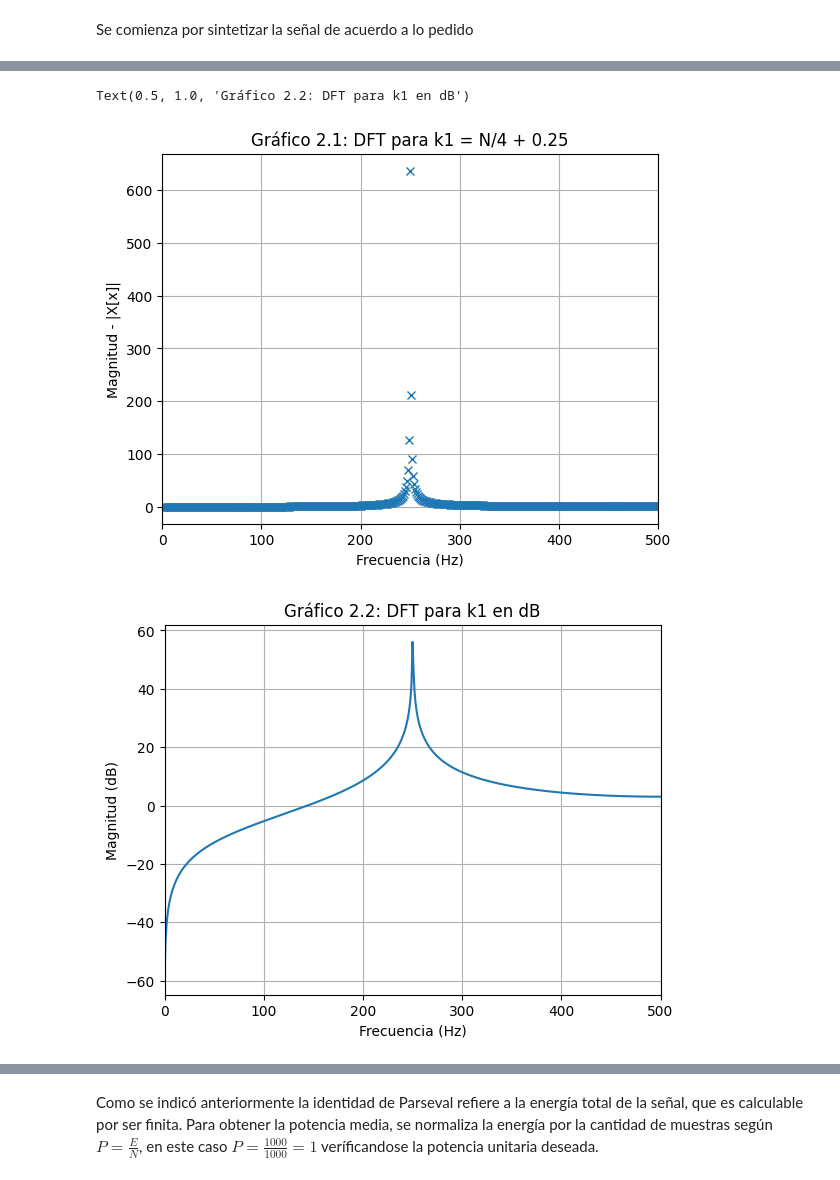
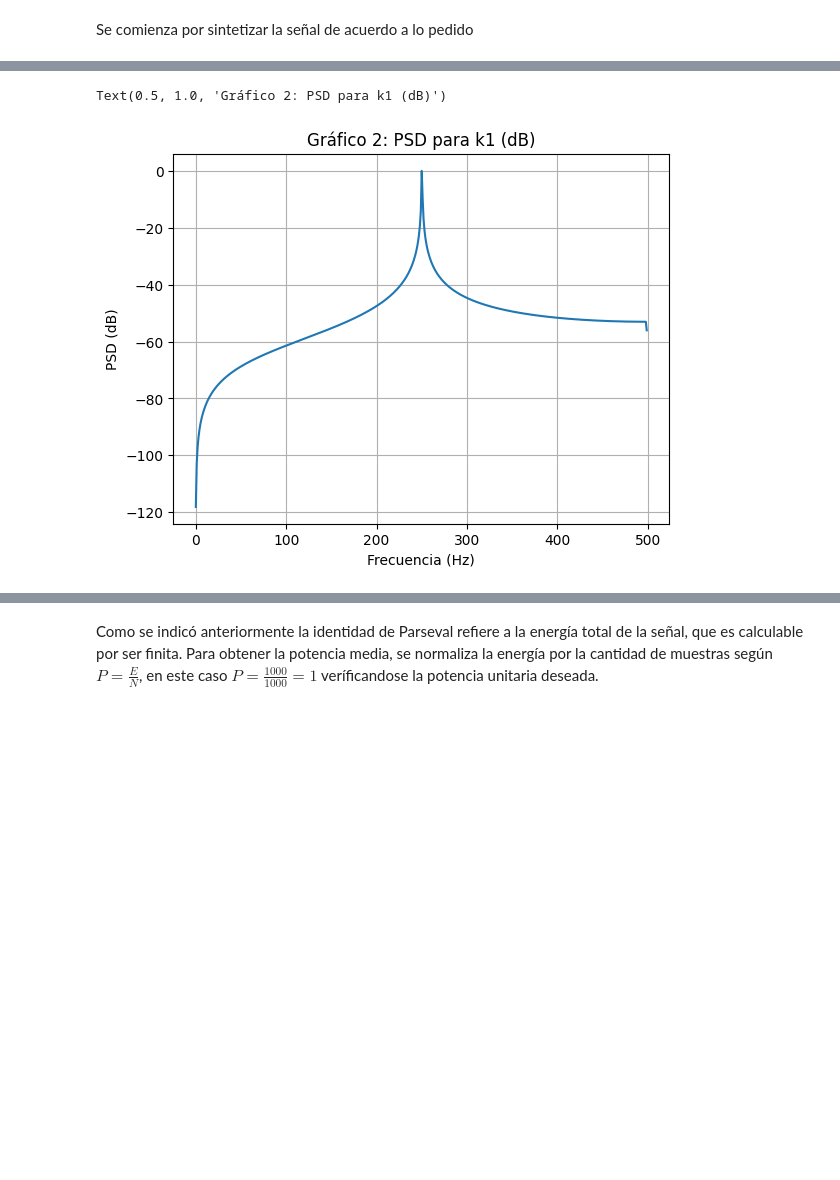
Before and after one commit to victoriasalgado24/APS, a Jupyter notebook: TS3_Analisis_Fourier_SALGADO.ipynb, the cells around one changed output, grey strips where cells are left out. Saved outputs shown, nothing was run; the diff lists cells and outputs as text; code cells hidden in the pictures; blank space fills up the shorter version.

```diff
--- a/TS3_Analisis_Fourier_SALGADO.ipynb
+++ b/TS3_Analisis_Fourier_SALGADO.ipynb
@@ -116,26 +121,22 @@ Resulta interesante observar en el gráfico 1.2 que además del pico correspondi
 # %%
 tt , yy = mi_funcion_sen(vmax=np.sqrt(2), dc=0, ff=f1, ph=0, N=N, fs=fs)
 Y = np.fft.fft(yy)
 bins = np.arange(0, N) * df
 
-plt.figure(2)
-plt.plot(bins, (np.abs(Y)), 'x', label='X')
+#DSP |DFT|²
+# PSD con normalización
+half = N//2
+Pyy = (1/N) * np.abs(Y[:half])**2
+Pyy[1:-1] *= 2  # corrige por simetría, para conservar energia total
+freqs = np.arange(0, half) * df
+
+plt.figure()
+plt.plot(freqs, 10*np.log10(Pyy/np.max(Pyy)))
 plt.xlabel('Frecuencia (Hz)')
-plt.ylabel('Magnitud - |X[x]|')
+plt.ylabel('PSD (dB)')
 plt.grid(True)
-plt.xlim([0, N/2])
-plt.title('Gráfico 2.1: DFT para k1 = N/4 + 0.25')
-
-#FFT en decibeles
-plt.figure()
-plt.plot(bins, 20 * np.log10(np.abs(Y)), label='X dB')
-plt.xlabel('Frecuencia (Hz)')
-plt.ylabel('Magnitud (dB)')
-plt.grid(True)
-plt.xlim([0, N/2])
-plt.title('Gráfico 2.2: DFT para k1 en dB')
+plt.title('Gráfico 2: PSD para k1 (dB)')
 # %% [output]
-Text(0.5, 1.0, 'Gráfico 2.2: DFT para k1 en dB')
+Text(0.5, 1.0, 'Gráfico 2: PSD para k1 (dB)')
-[figure, old version]
+[figure, new version]
-[figure, removed]
 # %% [markdown]
```
Also changed, not shown: parts of 15 cells of this notebook.
